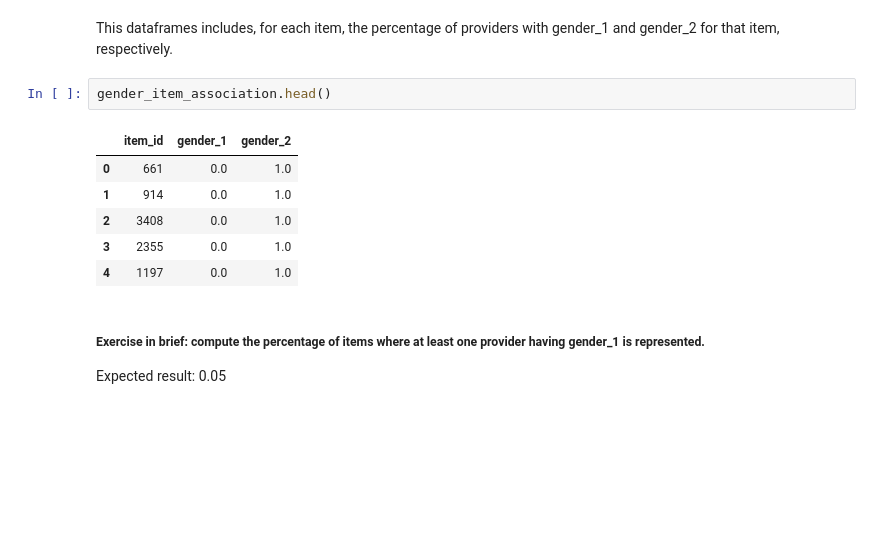
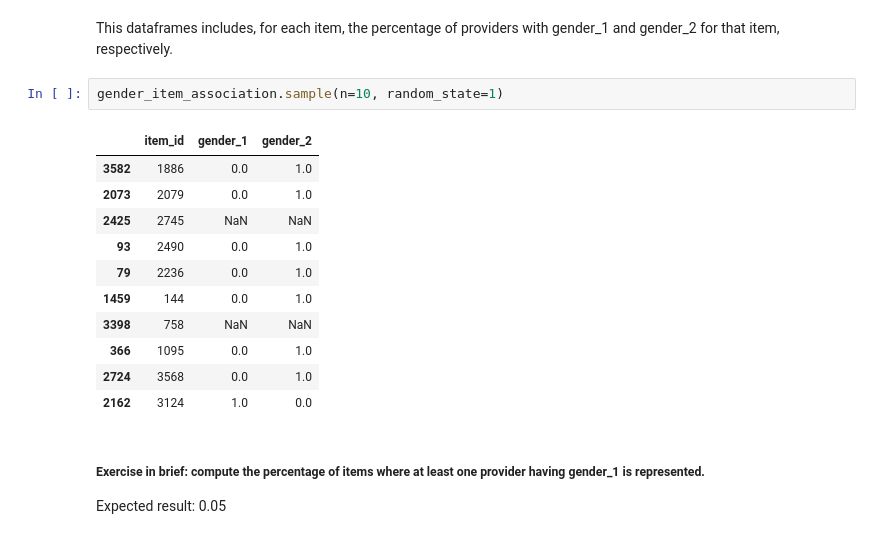
Before and after one commit to biasinrecsys/icdm2020, a Jupyter notebook: notebooks/model_setup.ipynb, the cells around one changed output. Cells and saved outputs as stored; diff of their text form; blank space fills up the shorter version.

```diff
--- a/notebooks/model_setup.ipynb
+++ b/notebooks/model_setup.ipynb
@@ -408,15 +406,20 @@ For the sake of convenience, for the considered recommender model, we also compu
 gender_item_association = pd.read_csv(os.path.join(data_path, 'datasets', 'ml1m-dir-gender.csv'))
 # %% [markdown]
 This dataframes includes, for each item, the percentage of providers with gender_1 and gender_2 for that item, respectively.
-# %%
-gender_item_association.head()
-# %% [output]
-|  | item_id | gender_1 | gender_2 |
-| 0 | 661 | 0.0 | 1.0 |
-| 1 | 914 | 0.0 | 1.0 |
-| 2 | 3408 | 0.0 | 1.0 |
-| 3 | 2355 | 0.0 | 1.0 |
-| 4 | 1197 | 0.0 | 1.0 |
+# %%
+gender_item_association.sample(n=10, random_state=1)
+# %% [output]
+|  | item_id | gender_1 | gender_2 |
+| 3582 | 1886 | 0.0 | 1.0 |
+| 2073 | 2079 | 0.0 | 1.0 |
+| 2425 | 2745 | NaN | NaN |
+| 93 | 2490 | 0.0 | 1.0 |
+| 79 | 2236 | 0.0 | 1.0 |
+| 1459 | 144 | 0.0 | 1.0 |
+| 3398 | 758 | NaN | NaN |
+| 366 | 1095 | 0.0 | 1.0 |
+| 2724 | 3568 | 0.0 | 1.0 |
+| 2162 | 3124 | 1.0 | 0.0 |
 # %% [markdown]
 ##### Exercise in brief: compute the percentage of items where at least one provider having gender_1 is represented.
 
```
Also changed, not shown: parts of 14 cells of this notebook.
